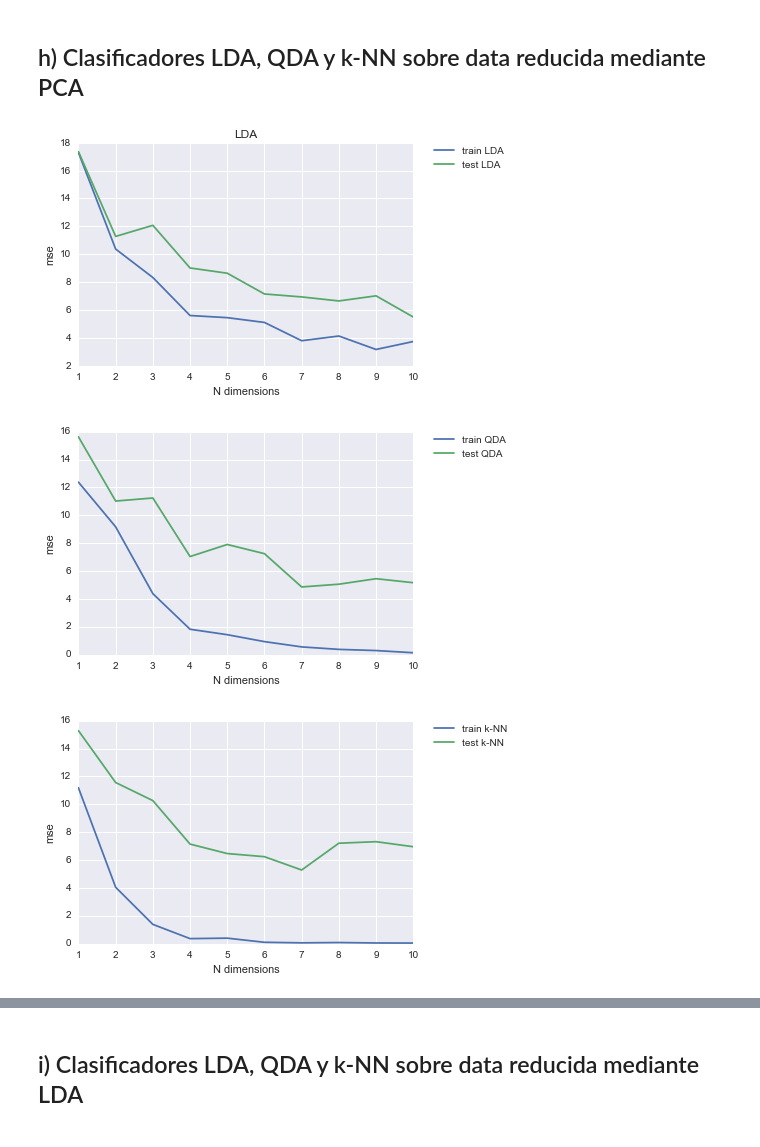
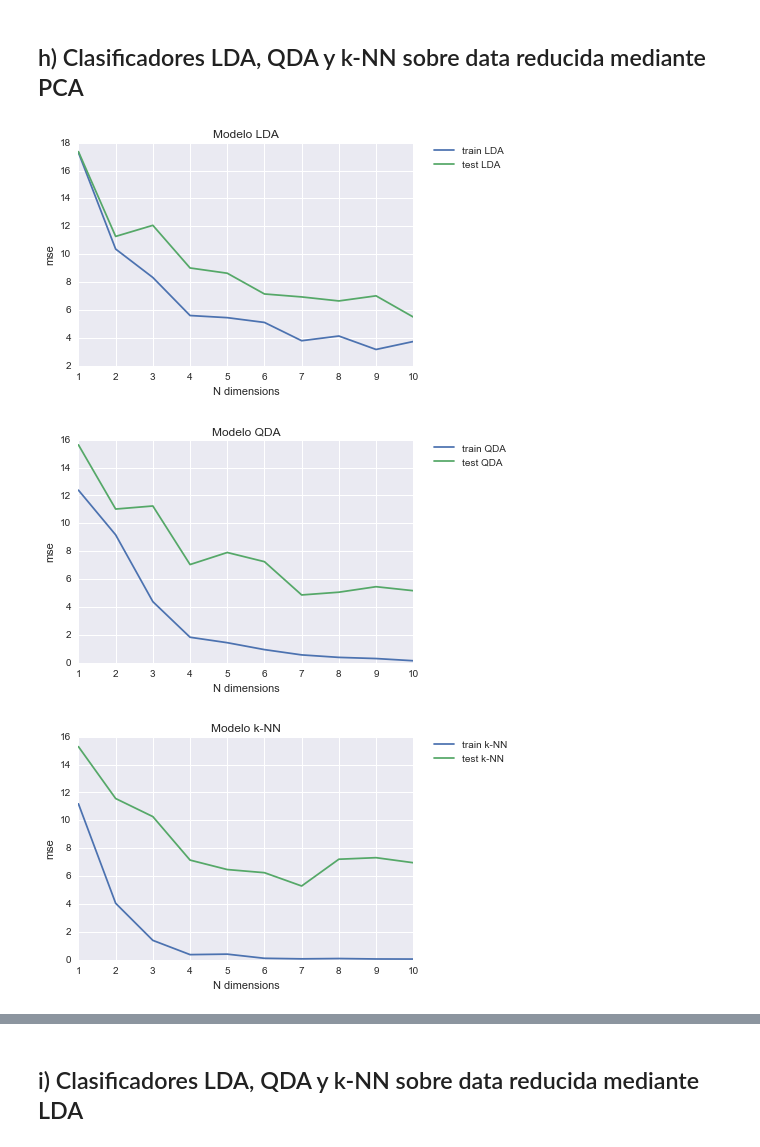
Before and after one commit to Jencks/ML-Tarea2, a Jupyter notebook: 1 - Reducción de Dimensionalidad para Clasificación/Informe - Reducción de Dimensionalidad para Clasificación.ipynb, the cells around one changed output, grey strips where cells are left out. Drawn from its saved outputs; the diff is of its cells as text; code cells hidden in the pictures.

```diff
--- a/1 - Reducción de Dimensionalidad para Clasificación/Informe - Reducción de Dimensionalidad para Clasificación.ipynb
+++ b/1 - Reducción de Dimensionalidad para Clasificación/Informe - Reducción de Dimensionalidad para Clasificación.ipynb
@@ -135,10 +184,10 @@ train_qda_score = qda_model.score(X_std,y)
 test_qda_score = qda_model.score(X_std_test,ytest)
 
 #k-NN
-limit_k = 101
+max_k = 41
 train_knn_scores_list = []
 test_knn_scores_list = []
-for k in range(1,limit_k):
+for k in range(1,max_k):
     knn_model = KNeighborsClassifier(n_neighbors=k)
     knn_model.fit(X_std,y)
 
@@ -149,10 +198,12 @@ for k in range(1,limit_k):
     test_knn_scores_list.append(test_knn_score)
 
 plt.figure(figsize=(12, 8))
-plt.plot(range(1,limit_k), train_knn_scores_list, label="train k-NN")
-plt.plot(range(1,limit_k), test_knn_scores_list, label="test k-NN")
+plt.plot(range(1,max_k), train_knn_scores_list, label="train k-NN")
+plt.plot(range(1,max_k), test_knn_scores_list, label="test k-NN")
 plt.ylabel('scores')
 plt.xlabel('k')
 plt.legend(bbox_to_anchor=(1.05, 1), loc=2, borderaxespad=0.)
+
+
 plt.show()
 # %% [output]
@@ -216,36 +305,36 @@ for d in range(1,11):
     knn_mse_train = np.mean(np.power(knn_residuals_train, 2))
     knn_mse_test = np.mean(np.power(knn_residuals_test, 2))
 
     knn_mse_train_list.append(knn_mse_train)
     knn_mse_test_list.append(knn_mse_test)
 
 plt.figure(figsize=(6, 4))
 plt.plot(range(1,11), lda_mse_train_list, label="train LDA")
 plt.plot(range(1,11), lda_mse_test_list, label="test LDA")
 plt.ylabel('mse')
 plt.xlabel('N dimensions')
-plt.title("LDA")
+plt.title("Modelo LDA")
 plt.legend(bbox_to_anchor=(1.05, 1), loc=2, borderaxespad=0.)
 plt.show()
 
 plt.figure(figsize=(6, 4))
 plt.plot(range(1,11), qda_mse_train_list, label="train QDA")
 plt.plot(range(1,11), qda_mse_test_list, label="test QDA")
 plt.ylabel('mse')
 plt.xlabel('N dimensions')
-plt.title("QDA")
+plt.title("Modelo QDA")
 plt.legend(bbox_to_anchor=(1.05, 1), loc=2, borderaxespad=0.)
 plt.show()
 
 plt.figure(figsize=(6, 4))
 plt.plot(range(1,11), knn_mse_train_list, label="train k-NN")
 plt.plot(range(1,11), knn_mse_test_list, label="test k-NN")
 plt.ylabel('mse')
 plt.xlabel('N dimensions')
-plt.title("k-NN")
+plt.title("Modelo k-NN")
 plt.legend(bbox_to_anchor=(1.05, 1), loc=2, borderaxespad=0.)
 plt.show()
 # %% [output]
-[figure, old version]
+[figure, new version]
-[figure, old version]
+[figure, new version]
-[figure, old version]
+[figure, new version]
```
Also changed, not shown: parts of 17 cells of this notebook, 2 other files.
